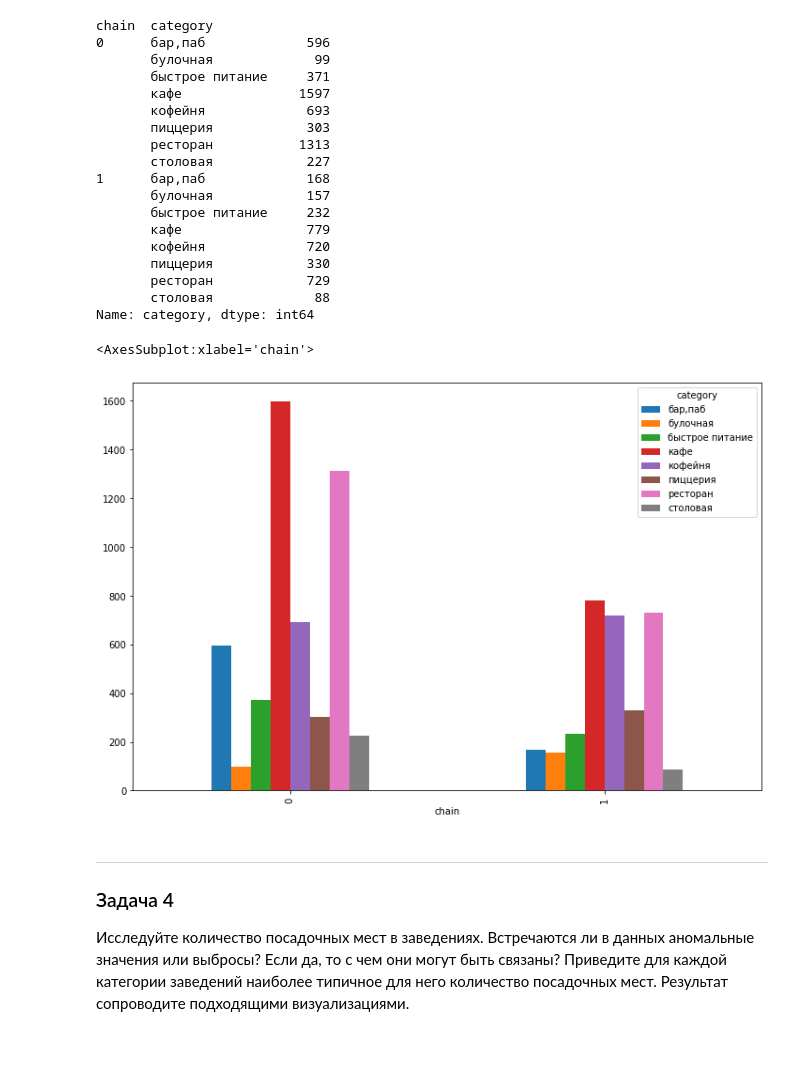
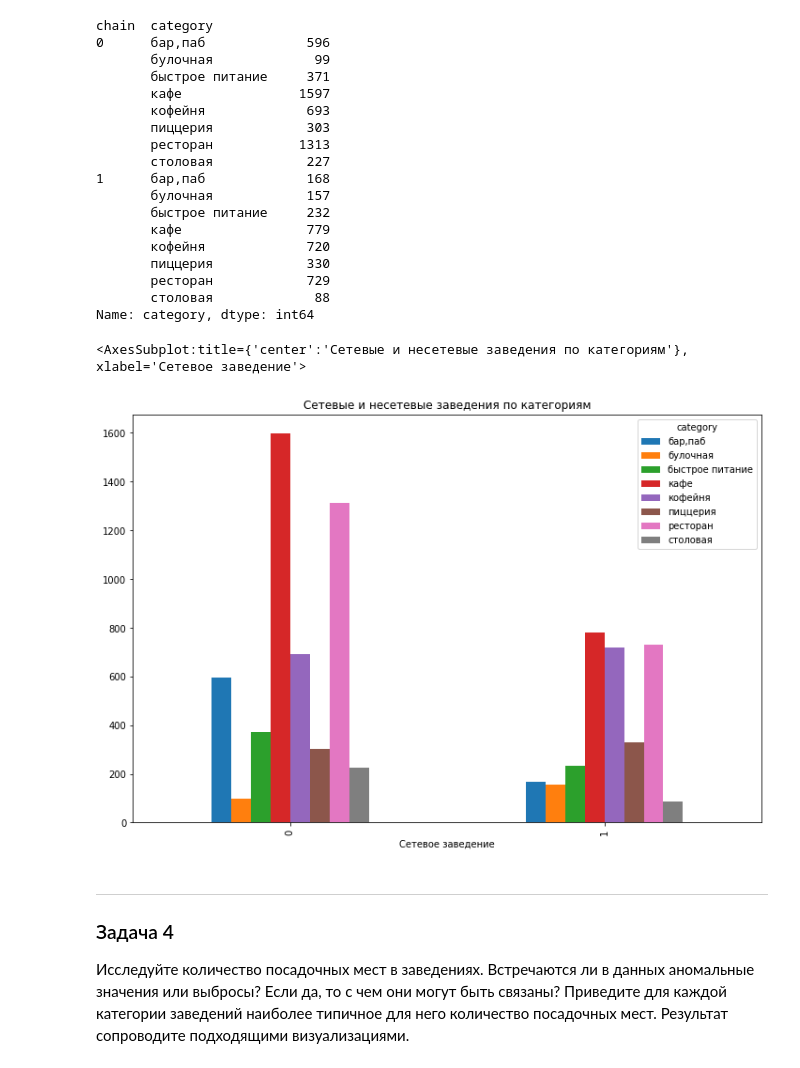
Before and after one commit to blbl-blbl/yandex_practicum_Data_Science_Course, a Jupyter notebook: Module_2_Python_Preprocessing/2. food sector analysis/food_sector_analysis.ipynb, the cells around one changed output. Cells and saved outputs as stored; diff of their text form; code cells hidden in the pictures.

```diff
--- a/Module_2_Python_Preprocessing/2. food sector analysis/food_sector_analysis.ipynb
+++ b/Module_2_Python_Preprocessing/2. food sector analysis/food_sector_analysis.ipynb
@@ -410,16 +410,17 @@ chain  category
        ресторан            729
        столовая             88
 Name: category, dtype: int64
-# %%
-df_unstack = df.groupby(['chain'])['category'].value_counts().unstack(fill_value=0)
-
-df_unstack.plot(kind='bar',
-                figsize=(12, 8),
-                title=''
-               )
-# %% [output]
-<AxesSubplot:xlabel='chain'>
-[figure, removed]
+# %%
+df_unstack = df.groupby(['chain'])['category'].value_counts().unstack(fill_value=0)
+
+df_unstack.plot(kind='bar',
+                figsize=(12, 8),
+                title='Сетевые и несетевые заведения по категориям',
+                xlabel='Сетевое заведение'
+               )
+# %% [output]
+<AxesSubplot:title={'center':'Сетевые и несетевые заведения по категориям'}, xlabel='Сетевое заведение'>
+[figure, added]
 # %% [markdown]
 ---
 
```
Also changed, not shown: parts of 11 cells of this notebook.
